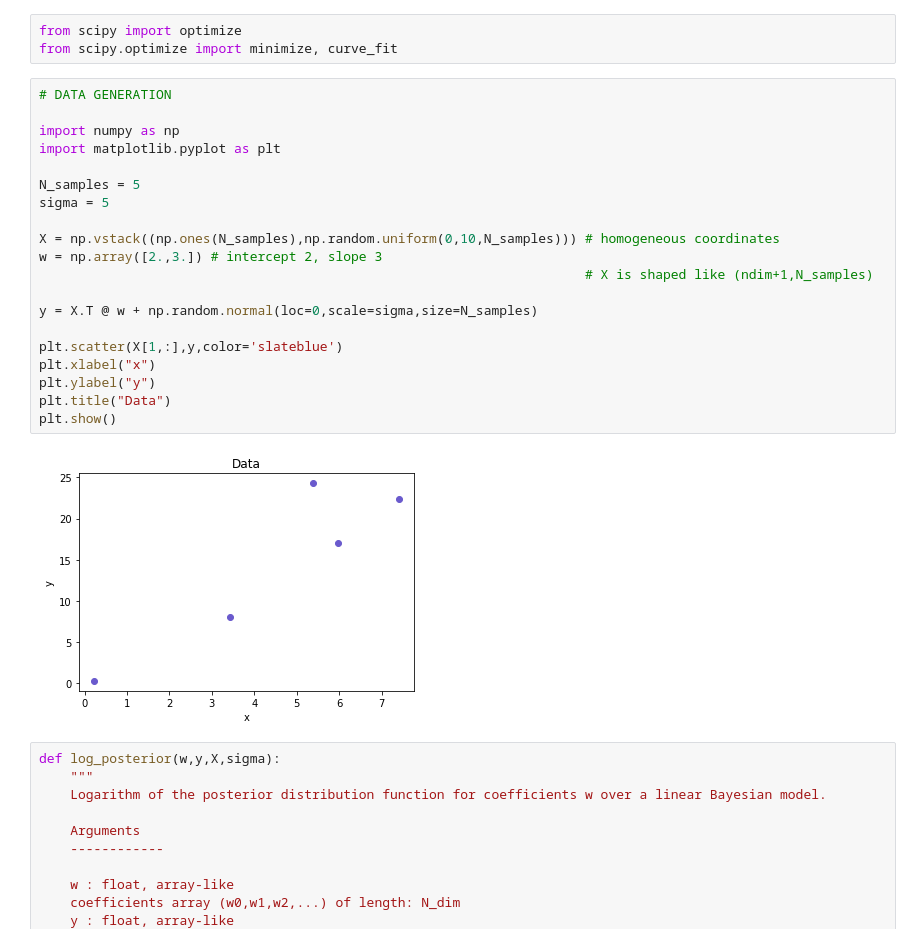
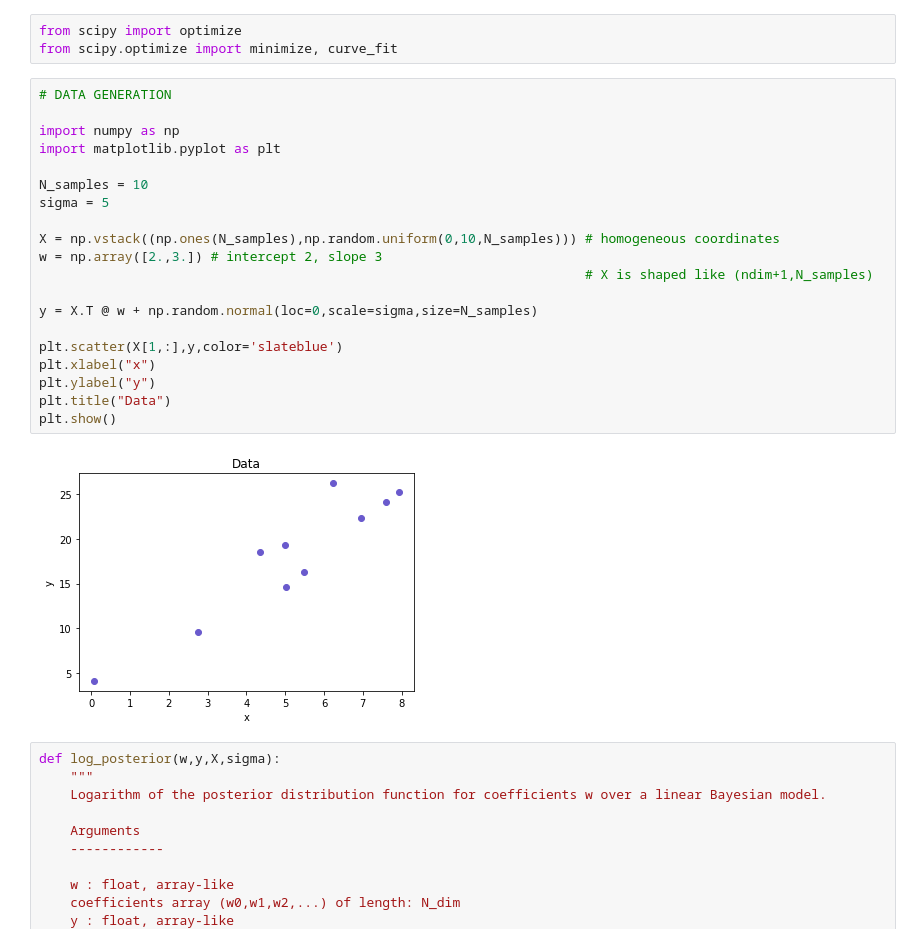
Before and after one commit to emersonvero/LoCP2, a Jupyter notebook: project/Draft.ipynb, the cells around one changed output. Saved outputs shown, nothing was run; the diff lists cells and outputs as text.

```diff
--- a/project/Draft.ipynb
+++ b/project/Draft.ipynb
@@ -120,25 +120,25 @@ from scipy.optimize import minimize, curve_fit
 # %%
 # DATA GENERATION
 
 import numpy as np
 import matplotlib.pyplot as plt
 
-N_samples = 5
+N_samples = 10
 sigma = 5
 
 X = np.vstack((np.ones(N_samples),np.random.uniform(0,10,N_samples))) # homogeneous coordinates
 w = np.array([2.,3.]) # intercept 2, slope 3
                                                                       # X is shaped like (ndim+1,N_samples)
 
 y = X.T @ w + np.random.normal(loc=0,scale=sigma,size=N_samples)
 
 plt.scatter(X[1,:],y,color='slateblue')
 plt.xlabel("x")
 plt.ylabel("y")
 plt.title("Data")
 plt.show()
 # %% [output]
-[figure, old version]
+[figure, new version]
 # %%
 def log_posterior(w,y,X,sigma):
     """
```
Also changed, not shown: parts of 3 cells of this notebook.
